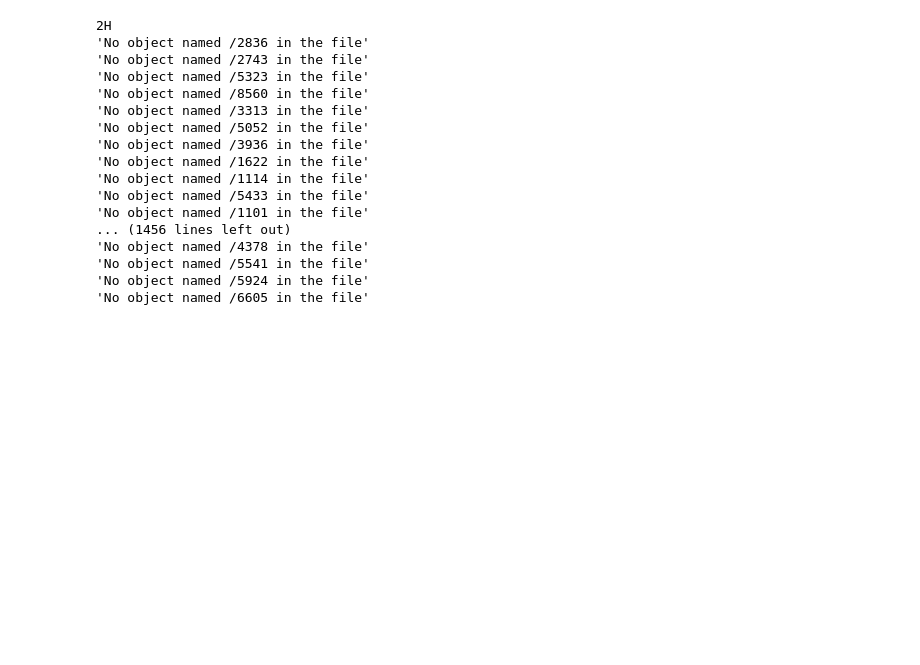
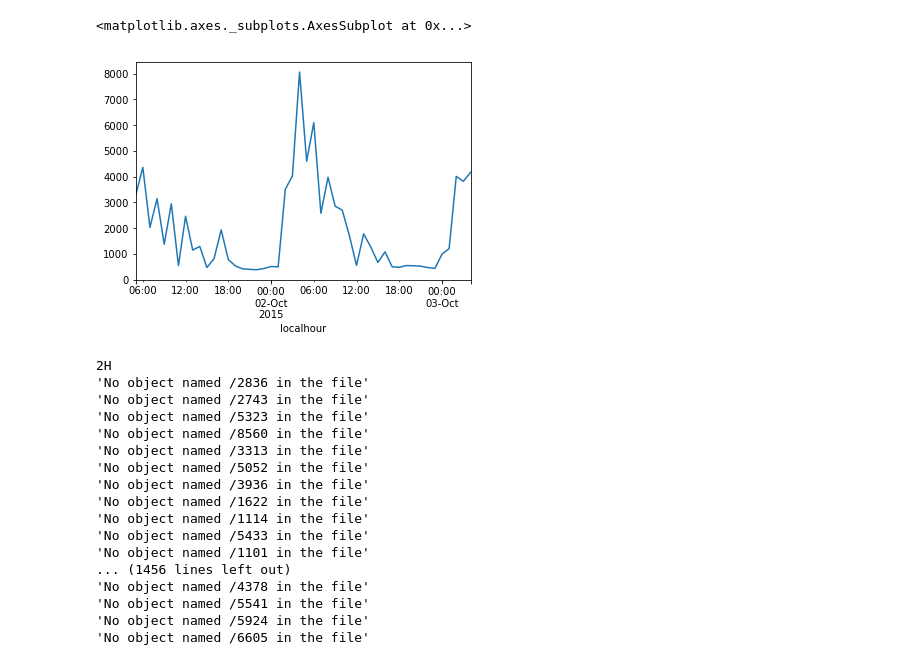
Before and after one commit to nipunbatra/freq-nilm, a Jupyter notebook: notebooks/create-datasets.ipynb, the cells around one changed output. Saved outputs shown, nothing was run; the diff lists cells and outputs as text; code cells hidden in the pictures; blank space fills up the shorter version.

```diff
--- a/notebooks/create-datasets.ipynb
+++ b/notebooks/create-datasets.ipynb
@@ -35,6 +35,13 @@ city = 'Austin'
 year = 2015
 # %%
 st = pd.HDFStore(os.path.expanduser("~/all.h5"), mode='r')
+# %%
+d = st['/26']['2015']['use']['2015-10-01':'2015-10-02']
+# %%
+d.tz_convert("GMT").plot()
+# %% [output]
+<matplotlib.axes._subplots.AxesSubplot at 0x...>
+[figure, added]
 # %%
 APPLIANCES_ORDER = ['aggregate', 'hvac', 'fridge', 'mw', 'dw', 'wm', 'oven']
 # %%
```
Also changed, not shown: 5 other files.
